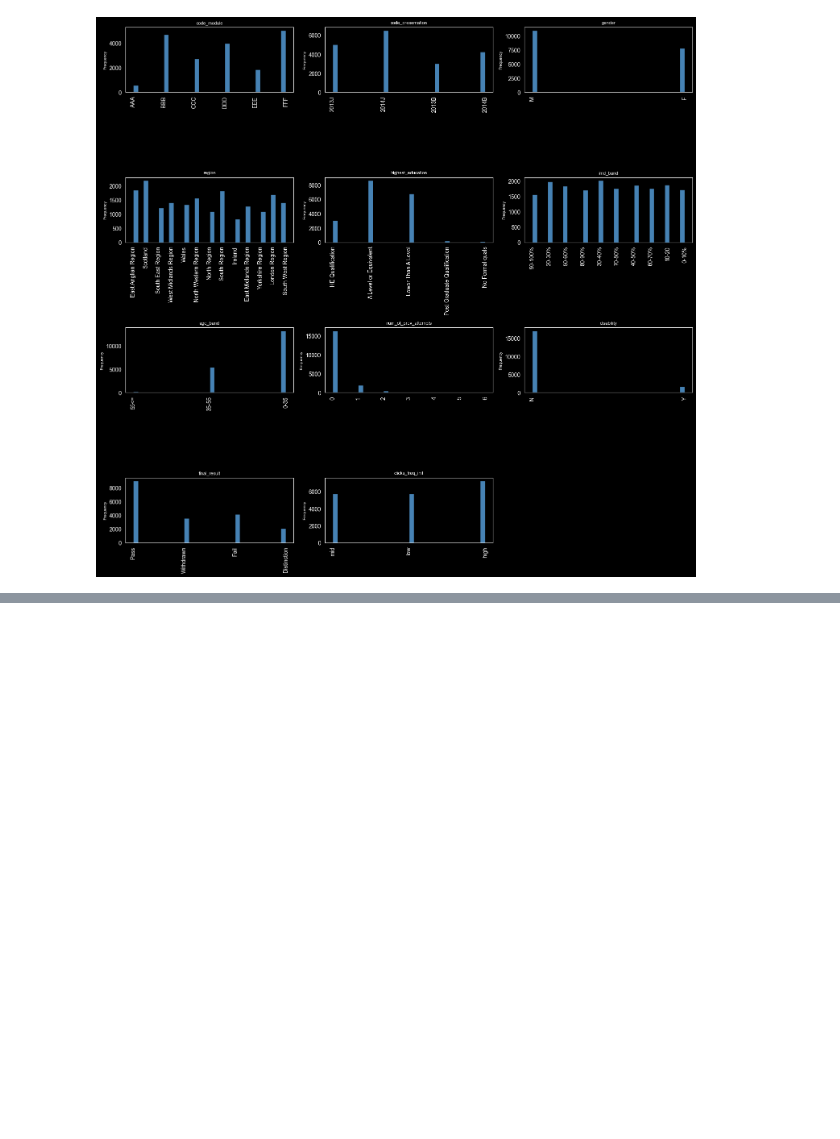
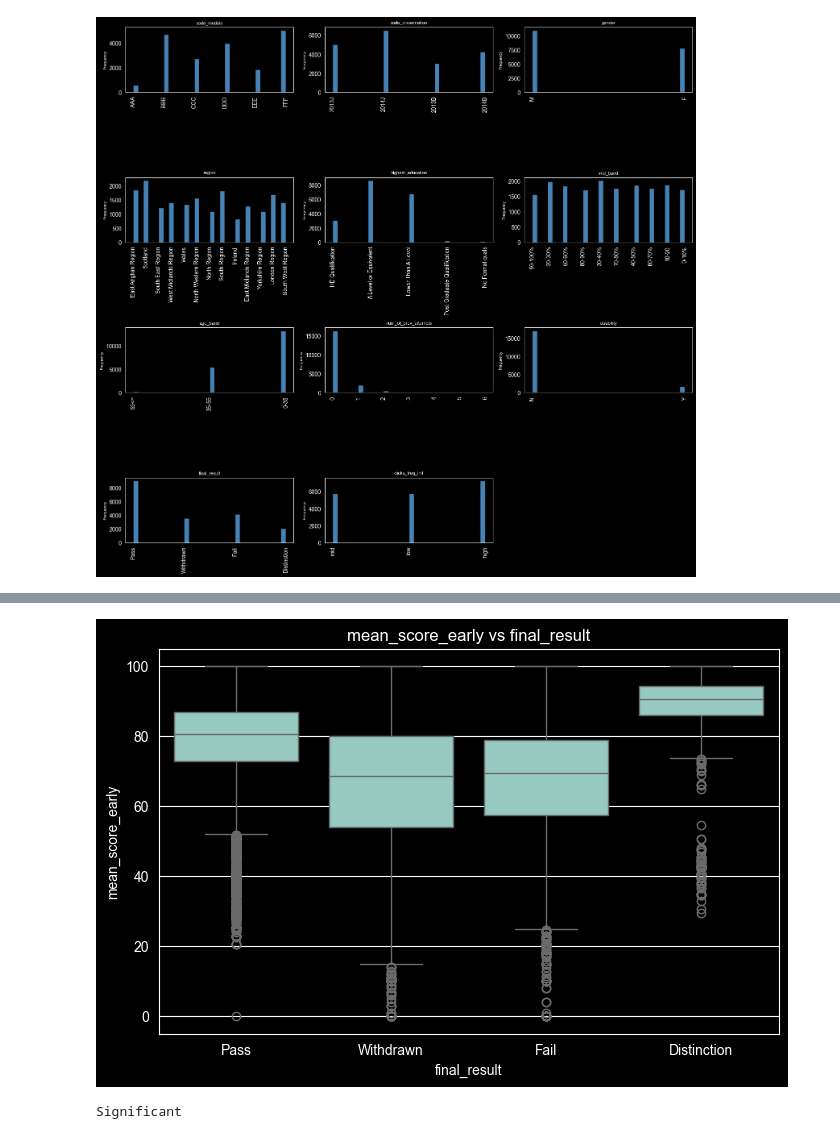
Before and after one commit to Radu-Voinea/IA-1, a Jupyter notebook: homework1.ipynb, the cells around one changed output, grey strips where cells are left out. Cells and saved outputs as stored; diff of their text form; code cells hidden in the pictures; blank space fills up the shorter version.

```diff
--- a/homework1.ipynb
+++ b/homework1.ipynb
@@ -258,0 +324,12 @@ plot_continuous_grid(discrete_columns, train_data, histogram_plot)
+# %%
+def numeric_vs_classification(df, numeric_col, target_col):
+	classes = df[target_col].unique()
+
+	plt.figure(figsize=(8, 5))
+	sns.boxplot(x=target_col, y=numeric_col, data=df)
+	plt.title(f"{numeric_col} vs {target_col}")
+	plt.show()
+
+	groups = [df[df[target_col] == c][numeric_col].dropna() for c in classes]
+	f_stat, p_value = f_oneway(*groups)
+	print(f"{'Significant' if p_value < 0.05 else 'Insignificant'}")
@@ -258,0 +371,5 @@ plot_continuous_grid(discrete_columns, train_data, histogram_plot)
+# %%
+numeric_vs_classification(train_data, "mean_score_early", "final_result")
+# %% [output]
+[figure, added]
+Significant
```
Also changed, not shown: parts of 17 cells of this notebook.
